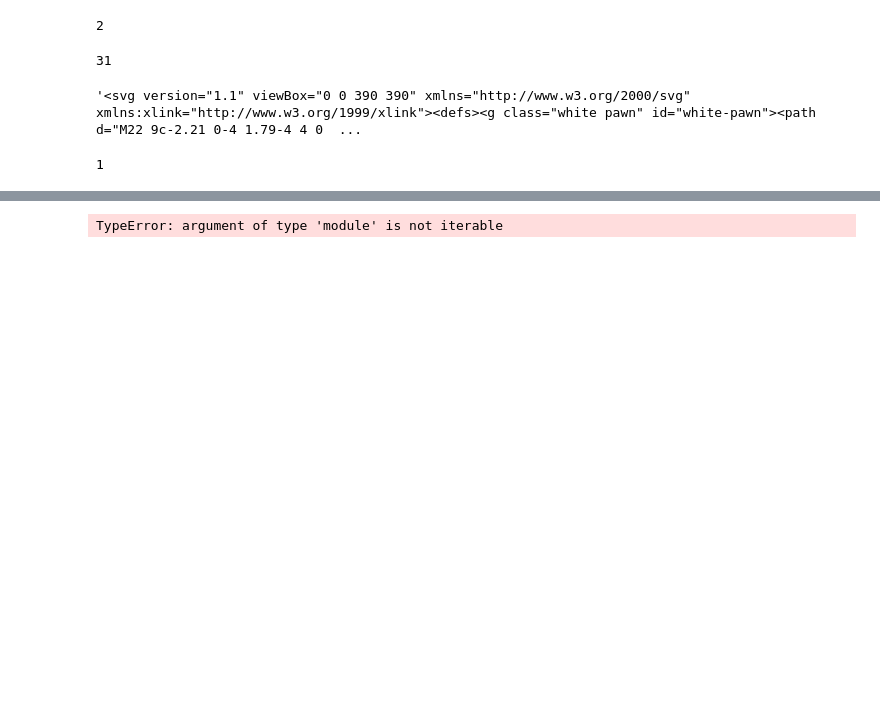
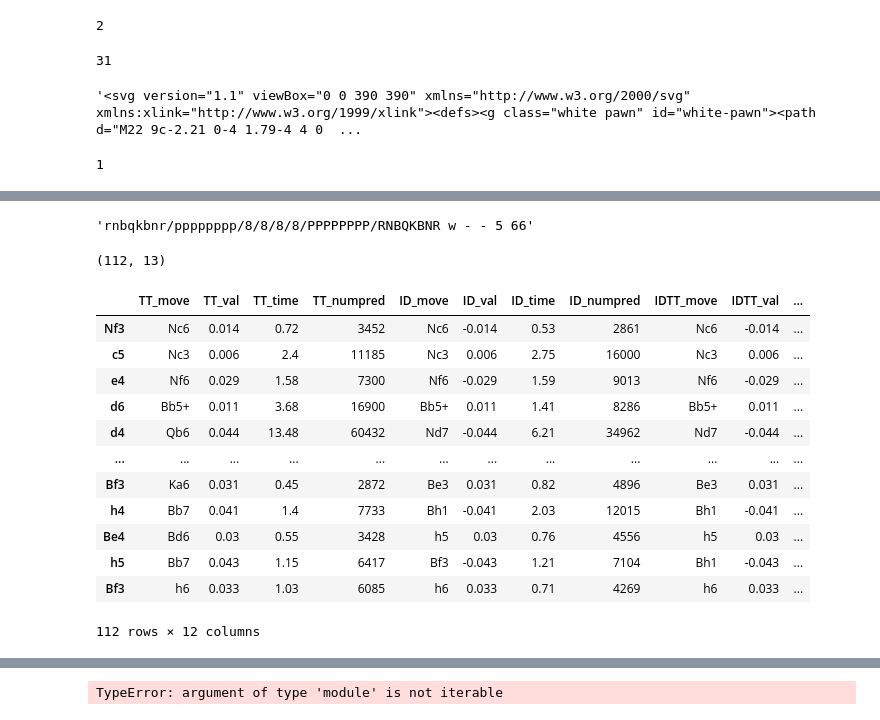
Before and after one commit to xtreemtg/Chess_AI, a Jupyter notebook: chess_ai/con_nn_keras.ipynb, the cells around one changed output, grey strips where cells are left out. Saved outputs shown, nothing was run; the diff lists cells and outputs as text; code cells hidden in the pictures; blank space fills up the shorter version.

```diff
--- a/chess_ai/con_nn_keras.ipynb
+++ b/chess_ai/con_nn_keras.ipynb
@@ -440,0 +756,30 @@ chess.polyglot.zobrist_hash(bb)
+# %%
+bb.fen()
+# %% [output]
+'rnbqkbnr/pppppppp/8/8/8/8/PPPPPPPP/RNBQKBNR w - - 5 66'
+# %%
+c = np.load("test.npz")
+c = c['arr_0']
+c.shape
+# %% [output]
+(112, 13)
+# %%
+cols = ['TT_move', 'TT_val', 'TT_time','TT_numpred', 'ID_move', 'ID_val', 'ID_time', 'ID_numpred',
+       'IDTT_move', 'IDTT_val', 'IDTT_time', 'IDTT_numpred']
+idx = c[:,0]
+df = pd.DataFrame(c[:,1:], index = idx, columns = cols)
+df
+# %% [output]
+|  | TT_move | TT_val | TT_time | TT_numpred | ID_move | ID_val | ID_time | ID_numpred | IDTT_move | IDTT_val | ... |
+| Nf3 | Nc6 | 0.014 | 0.72 | 3452 | Nc6 | -0.014 | 0.53 | 2861 | Nc6 | -0.014 | ... |
+| c5 | Nc3 | 0.006 | 2.4 | 11185 | Nc3 | 0.006 | 2.75 | 16000 | Nc3 | 0.006 | ... |
+| e4 | Nf6 | 0.029 | 1.58 | 7300 | Nf6 | -0.029 | 1.59 | 9013 | Nf6 | -0.029 | ... |
+| d6 | Bb5+ | 0.011 | 3.68 | 16900 | Bb5+ | 0.011 | 1.41 | 8286 | Bb5+ | 0.011 | ... |
+| d4 | Qb6 | 0.044 | 13.48 | 60432 | Nd7 | -0.044 | 6.21 | 34962 | Nd7 | -0.044 | ... |
+| ... | ... | ... | ... | ... | ... | ... | ... | ... | ... | ... | ... |
+| Bf3 | Ka6 | 0.031 | 0.45 | 2872 | Be3 | 0.031 | 0.82 | 4896 | Be3 | 0.031 | ... |
+| h4 | Bb7 | 0.041 | 1.4 | 7733 | Bh1 | -0.041 | 2.03 | 12015 | Bh1 | -0.041 | ... |
+| Be4 | Bd6 | 0.03 | 0.55 | 3428 | h5 | 0.03 | 0.76 | 4556 | h5 | 0.03 | ... |
+| h5 | Bb7 | 0.043 | 1.15 | 6417 | Bf3 | -0.043 | 1.21 | 7104 | Bh1 | -0.043 | ... |
+| Bf3 | h6 | 0.033 | 1.03 | 6085 | h6 | 0.033 | 0.71 | 4269 | h6 | 0.033 | ... |
+112 rows × 12 columns
```
Also changed, not shown: parts of 73 cells of this notebook, 10 other files.
